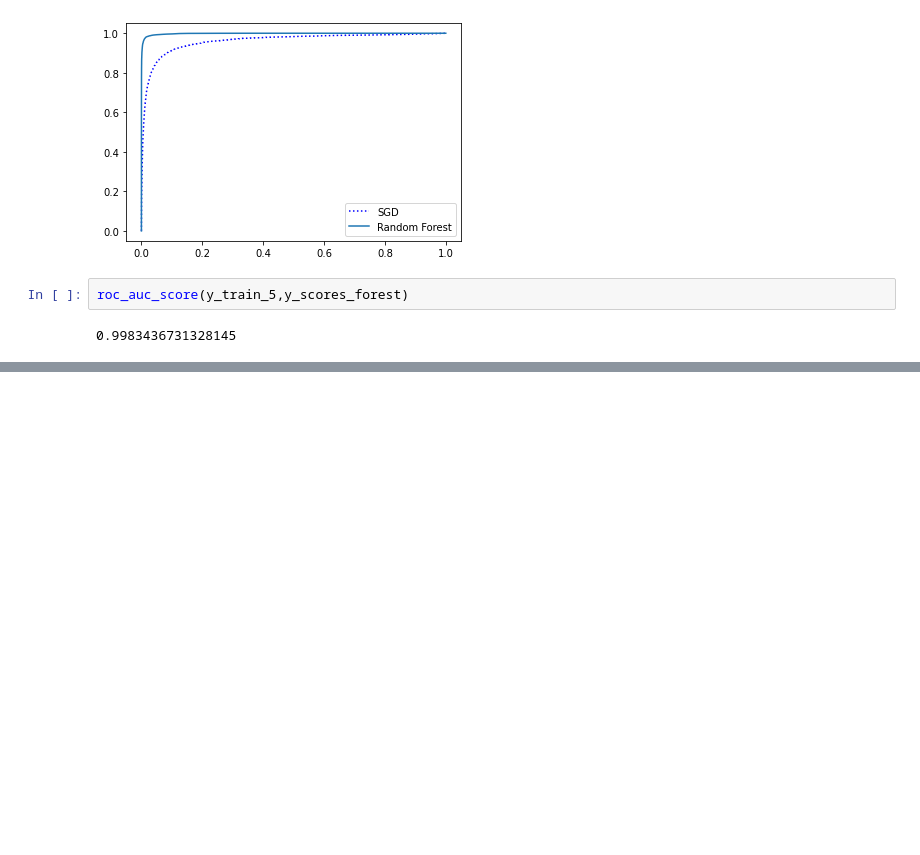
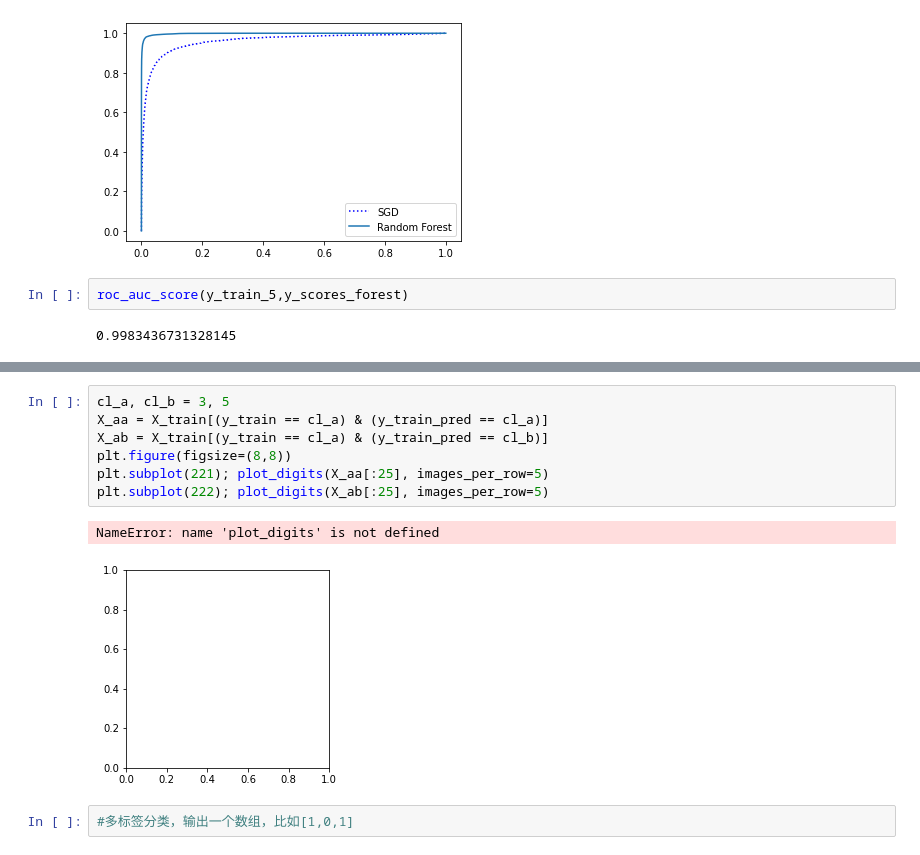
Before and after one commit to ITS-PLAY/deep_learning_algo, a Jupyter notebook: 第三章分类.ipynb, the cells around one changed output, grey strips where cells are left out. Saved outputs shown, nothing was run; the diff lists cells and outputs as text; blank space fills up the shorter version.

```diff
--- a/第三章分类.ipynb
+++ b/第三章分类.ipynb
@@ -185,0 +263,12 @@ roc_auc_score(y_train_5,y_scores_forest)
+# %%
+cl_a, cl_b = 3, 5
+X_aa = X_train[(y_train == cl_a) & (y_train_pred == cl_a)]
+X_ab = X_train[(y_train == cl_a) & (y_train_pred == cl_b)]
+plt.figure(figsize=(8,8))
+plt.subplot(221); plot_digits(X_aa[:25], images_per_row=5)
+plt.subplot(222); plot_digits(X_ab[:25], images_per_row=5)
+# %% [output]
+NameError: name 'plot_digits' is not defined
+[figure, added]
+# %%
+#多标签分类，输出一个数组，比如[1,0,1]
```
Also changed, not shown: parts of 17 cells of this notebook, 1 other file.
